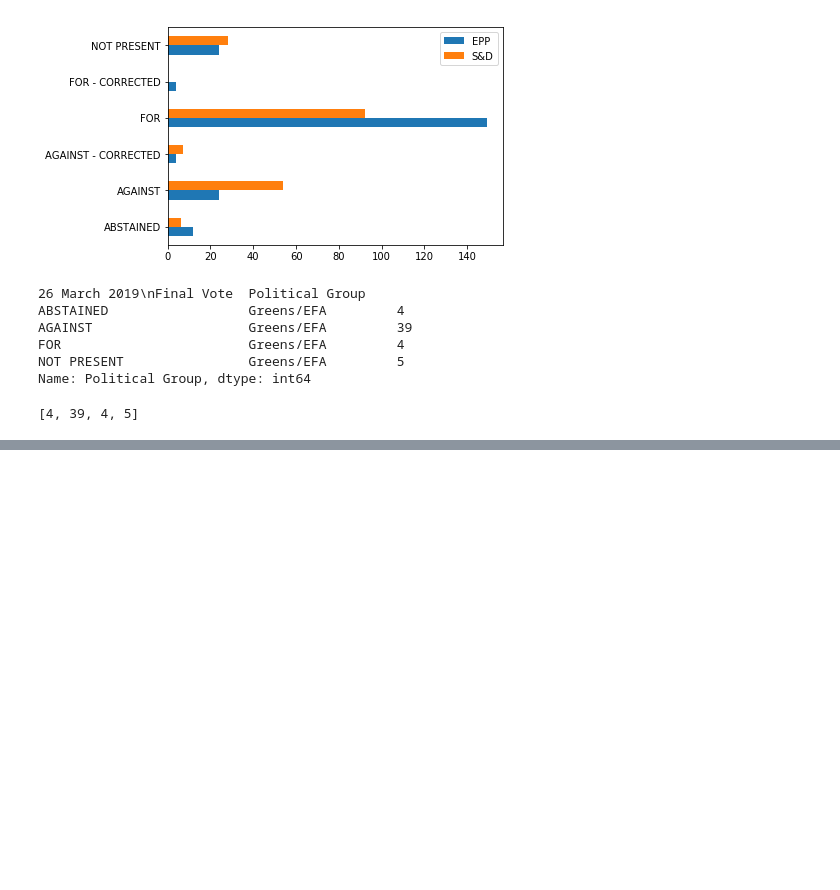
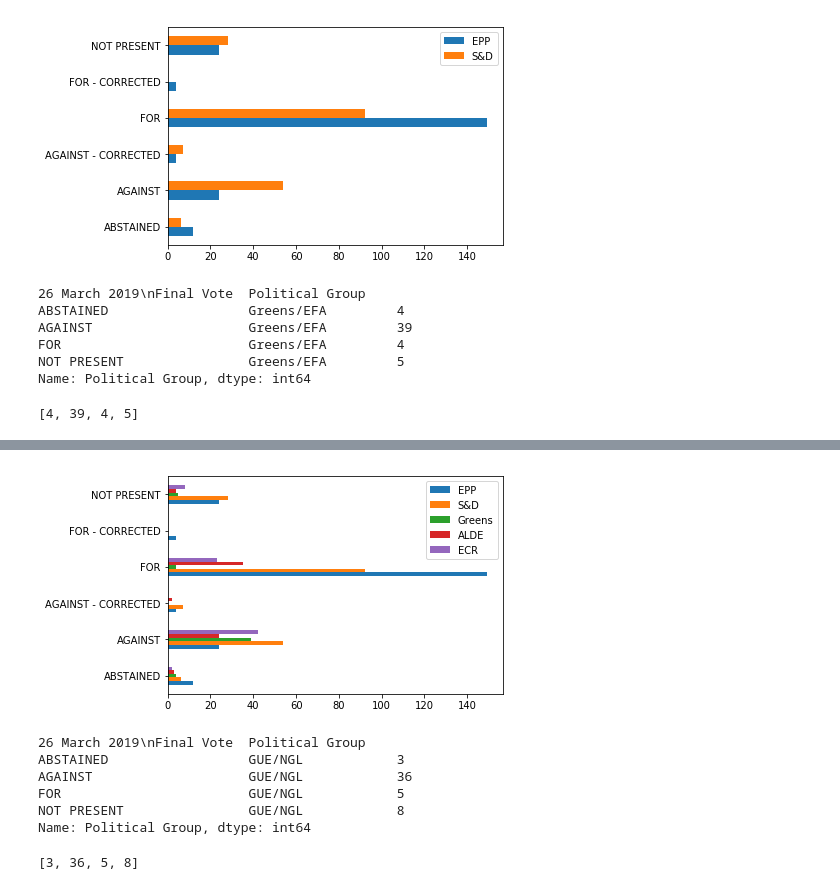
Before and after one commit to maxarvid/CopyrightDirective, a Jupyter notebook: 02_EP_vote.ipynb, the cells around one changed output, grey strips where cells are left out. Cells and saved outputs as stored; diff of their text form; code cells hidden in the pictures; blank space fills up the shorter version.

```diff
--- a/02_EP_vote.ipynb
+++ b/02_EP_vote.ipynb
@@ -233,0 +273,20 @@ greens_final_vote = [4, 39, 0, 4, 0, 5]
+# %%
+ecr_final_vote = [2, 42, 0, 23, 0, 8]
+# %%
+df_vote = pd.DataFrame({'EPP': epp_final_votes, 'S&D': sd_final_votes, 'Greens': greens_final_vote, 'ALDE': alde_final_vote, 'ECR': ecr_final_vote}, index=index)
+ax = df_vote.plot.barh()
+# %% [output]
+[figure, added]
+# %%
+df[df['Political Group'] == 'GUE/NGL'].groupby('26 March 2019\nFinal Vote')['Political Group'].value_counts()
+# %% [output]
+26 March 2019\nFinal Vote  Political Group
+ABSTAINED                  GUE/NGL            3
+AGAINST                    GUE/NGL            36
+FOR                        GUE/NGL            5
+NOT PRESENT                GUE/NGL            8
+Name: Political Group, dtype: int64
+# %%
+df[df['Political Group'] == 'GUE/NGL'].groupby('26 March 2019\nFinal Vote')['Political Group'].value_counts().tolist()
+# %% [output]
+[3, 36, 5, 8]
```
Also changed, not shown: parts of 19 cells of this notebook.
